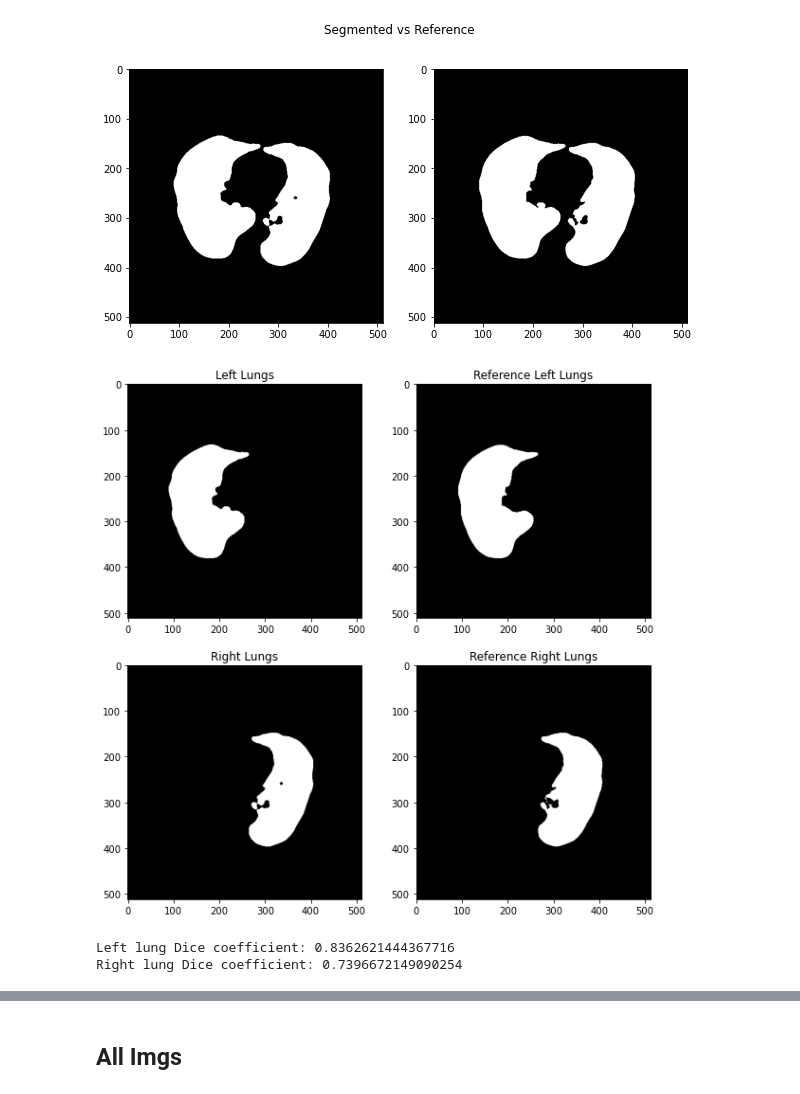
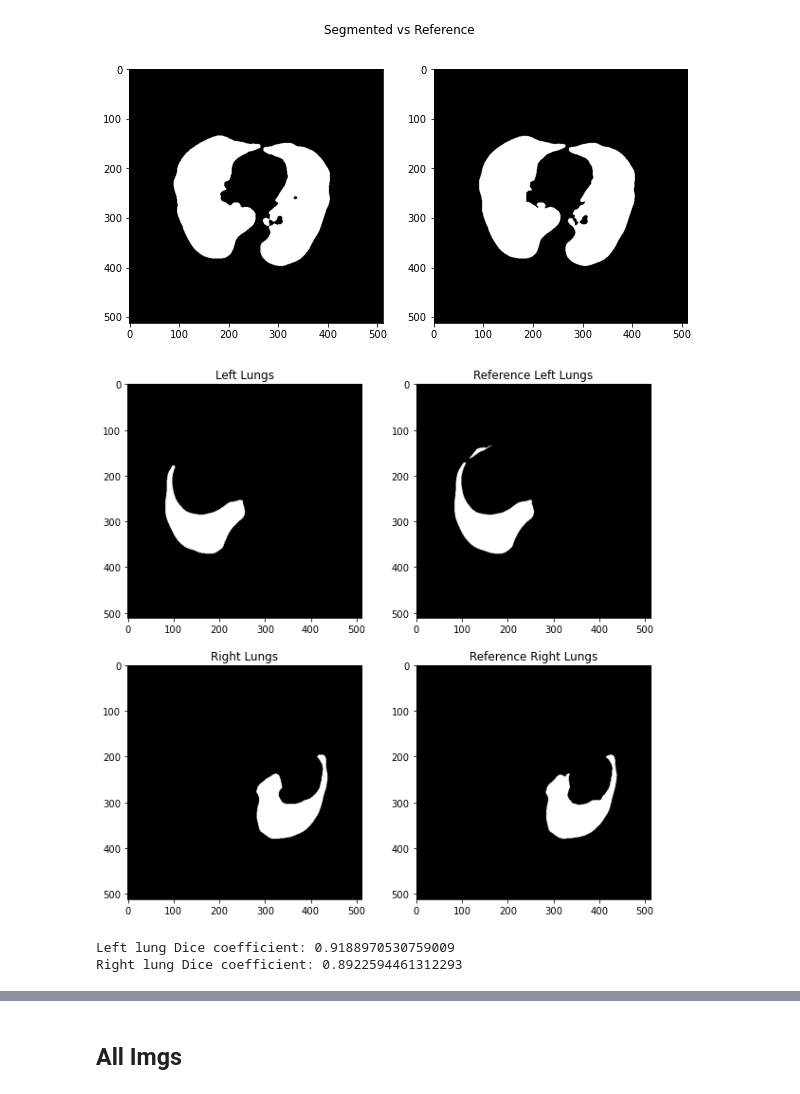
Before and after one commit to stabor705/opencv-and-ai-agh-2024, a Jupyter notebook: lab-1/Lab1/Project1.ipynb, the cells around one changed output, grey strips where cells are left out. Cells and saved outputs as stored; diff of their text form; code cells hidden in the pictures.

```diff
--- a/lab-1/Lab1/Project1.ipynb
+++ b/lab-1/Lab1/Project1.ipynb
@@ -189,7 +188,6 @@ def lung_segmentation(nib_img_path: FileBasedImage, mask, threshold=-320):
 
     return opened
 
-
 def preform_watershed(nib_image, reference_image_path, selected_slice = 80):
     ref_ct = read_nii(reference_image_path)
     left_lungs = list()
@@ -201,20 +199,37 @@ def preform_watershed(nib_image, reference_image_path, selected_slice = 80):
         img = nib_image[:, :, i]
         ref_img = ref_ct[:, :, i]
 
+        ref_left_lung = ref_img == 2
+        ref_right_lung = ref_img == 3
+        ref_left_lungs.append(ref_left_lung.astype(np.uint8))
+        ref_right_lungs.append(ref_right_lung.astype(np.uint8))
+
         num_labels, labels, stats, centroids = cv2.connectedComponentsWithStats(img.astype(np.uint8))
 
-        centr = np.array(centroids[1:], dtype=np.int32)
+        keys = [(y, stats[y][4]) for y in range(stats.shape[0])]
+        keys_sorted = sorted(keys, key=lambda x: x[1], reverse=True)
+        biggest_keys = keys_sorted[:3]
 
+        if len(biggest_keys) < 3:
+            left_lungs.append(np.zeros(img.shape, dtype=np.uint8))
+            right_lungs.append(np.zeros(img.shape, dtype=np.uint8))
+            continue
 
-        segmented = watershed(img, labels, mask=labels, watershed_line=True)
+        filtered_indices = [key[0] for key in biggest_keys]
 
-        left_lung, ref_left_lung = segmentation_helper(segmented, ref_img, 1)
+        mask = np.isin(labels, filtered_indices)
+        filtered_labels = np.where(mask, labels, 0)
+
+        segmented = watershed(img, filtered_labels, mask=filtered_labels, watershed_line=True)
+
+        left_lung_idx = filtered_indices[1] if stats[filtered_indices[1]][0] < stats[filtered_indices[2]][0] else filtered_indices[2]
+        right_lung_idx = filtered_indices[2] if stats[filtered_indices[1]][0] < stats[filtered_indices[2]][0] else filtered_indices[1]
+
+        left_lung = segmented == left_lung_idx
+        right_lung = segmented == right_lung_idx
+
         left_lungs.append(left_lung.astype(np.uint8))
-        ref_left_lungs.append(ref_left_lung.astype(np.uint8))
-
-        right_lung, ref_right_lung = segmentation_helper(segmented, ref_img, 2)
         right_lungs.append(right_lung.astype(np.uint8))
-        ref_right_lungs.append(ref_right_lung.astype(np.uint8))
 
     left_lungs = np.dstack(left_lungs)
     ref_left_lungs = np.dstack(ref_left_lungs)
@@ -251,14 +266,14 @@ Dice coefficient: 0.979592493381235
 # %%
 left_lungs, ref_left_lungs, right_lungs, ref_right_lungs = preform_watershed(closed, ref_nib_fname)
 left_data = nib.Nifti1Image(left_lungs, np.eye(4))
 right_data = nib.Nifti1Image(right_lungs, np.eye(4))
 nib.save(left_data, 'left_lungs.nii')
 nib.save(right_data, 'right_lungs.nii')
 
-compare_lungs(left_lungs, ref_left_lungs, right_lungs, ref_right_lungs)
+compare_lungs(left_lungs, ref_left_lungs, right_lungs, ref_right_lungs, 50)
 print(f"Left lung Dice coefficient: {dice_coeff(ref_left_lungs, left_lungs)}")
 print(f"Right lung Dice coefficient: {dice_coeff(ref_right_lungs, right_lungs)}")
 # %% [output]
-[figure, old version]
+[figure, new version]
-Left lung Dice coefficient: 0.8362621444367716
-Right lung Dice coefficient: 0.7396672149090254
+Left lung Dice coefficient: 0.9188970530759009
+Right lung Dice coefficient: 0.8922594461312293
```
Also changed, not shown: parts of 4 cells of this notebook.
